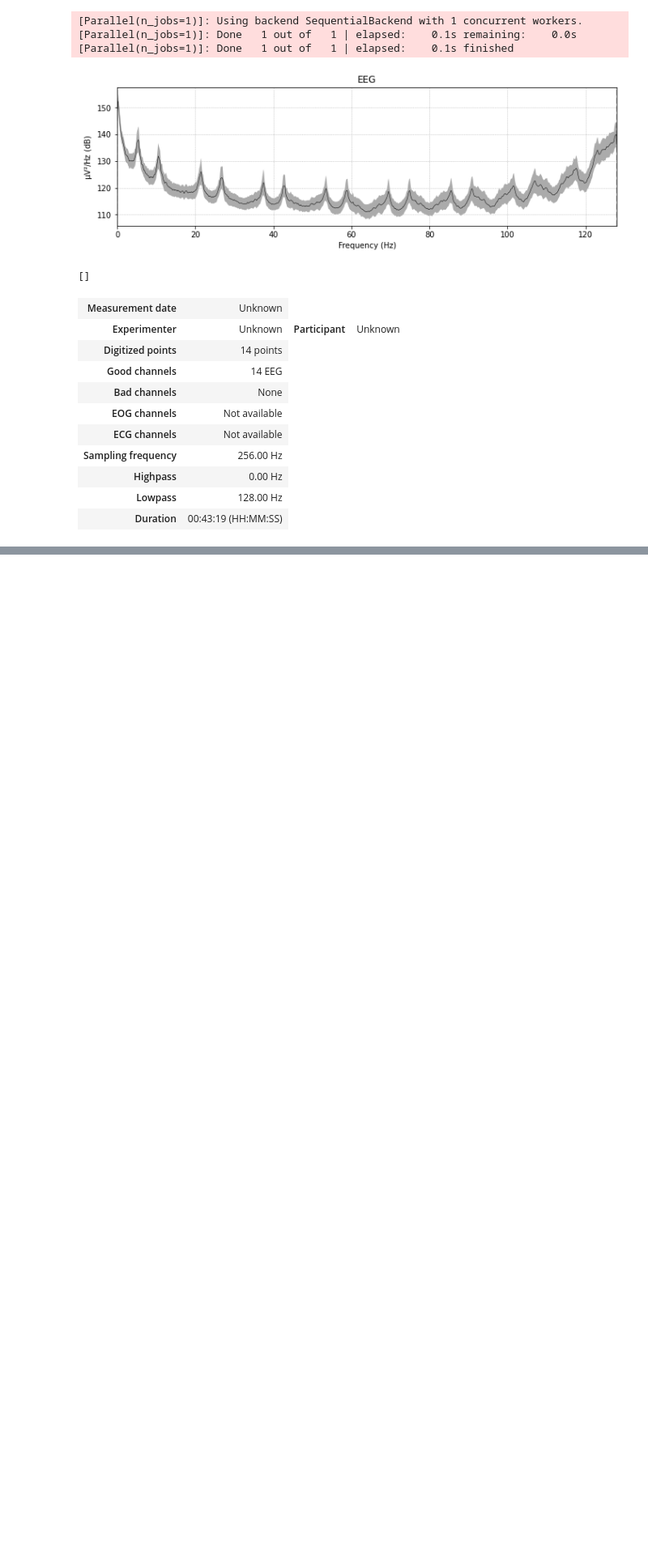
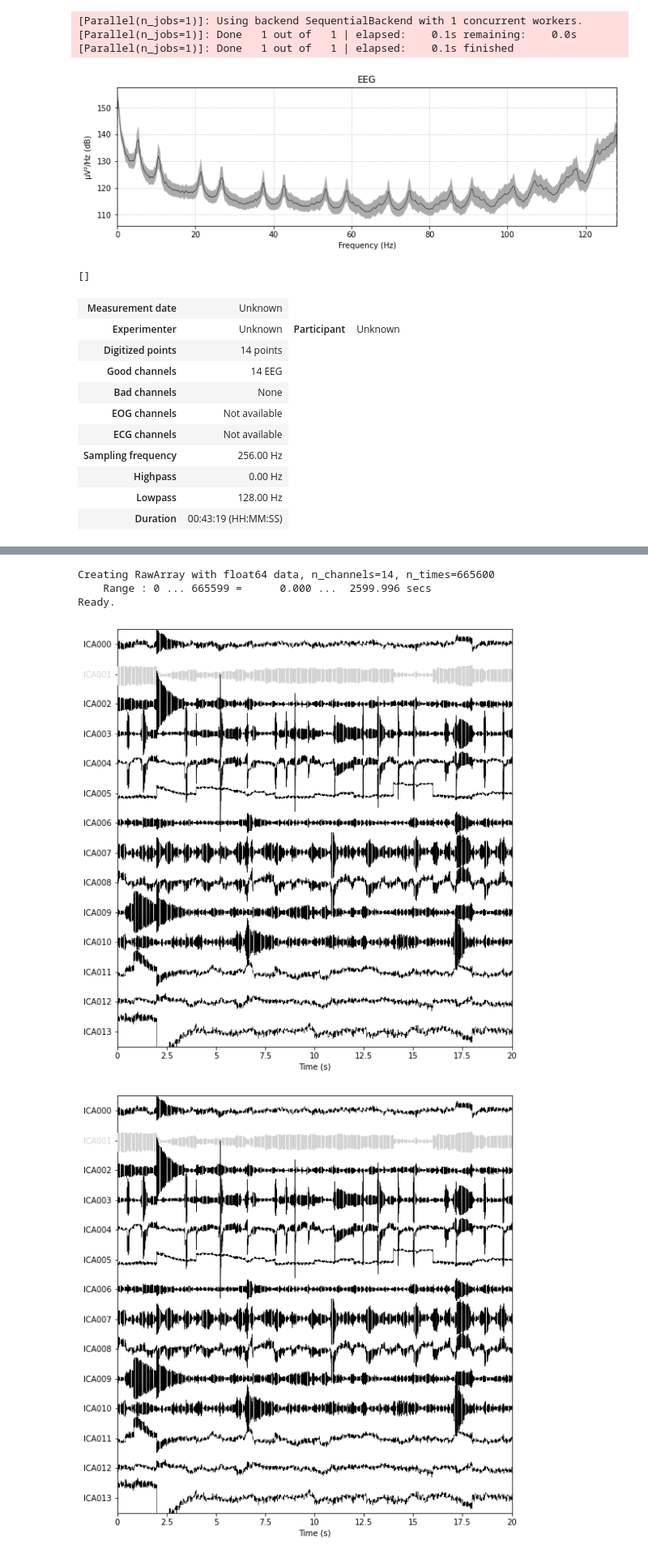
Before and after one commit to Mithrandir98/BCI_paradigm, a Jupyter notebook: main.ipynb, the cells around one changed output, grey strips where cells are left out. Shown at 81% size. Saved outputs shown, nothing was run; the diff lists cells and outputs as text; code cells hidden in the pictures; blank space fills up the shorter version.

```diff
--- a/main.ipynb
+++ b/main.ipynb
@@ -135,0 +164,11 @@ raw_speaking.plot(duration=30, n_channels=14)
+# %%
+#signal graph (unfiltered data)
+
+raw_speaking.load_data()
+ica.plot_sources(raw_speaking, show_scrollbars=False)
+# %% [output]
+Creating RawArray with float64 data, n_channels=14, n_times=665600
+    Range : 0 ... 665599 =      0.000 ...  2599.996 secs
+Ready.
+[figure, added]
+[figure, added]
```
Also changed, not shown: parts of 12 cells of this notebook.
